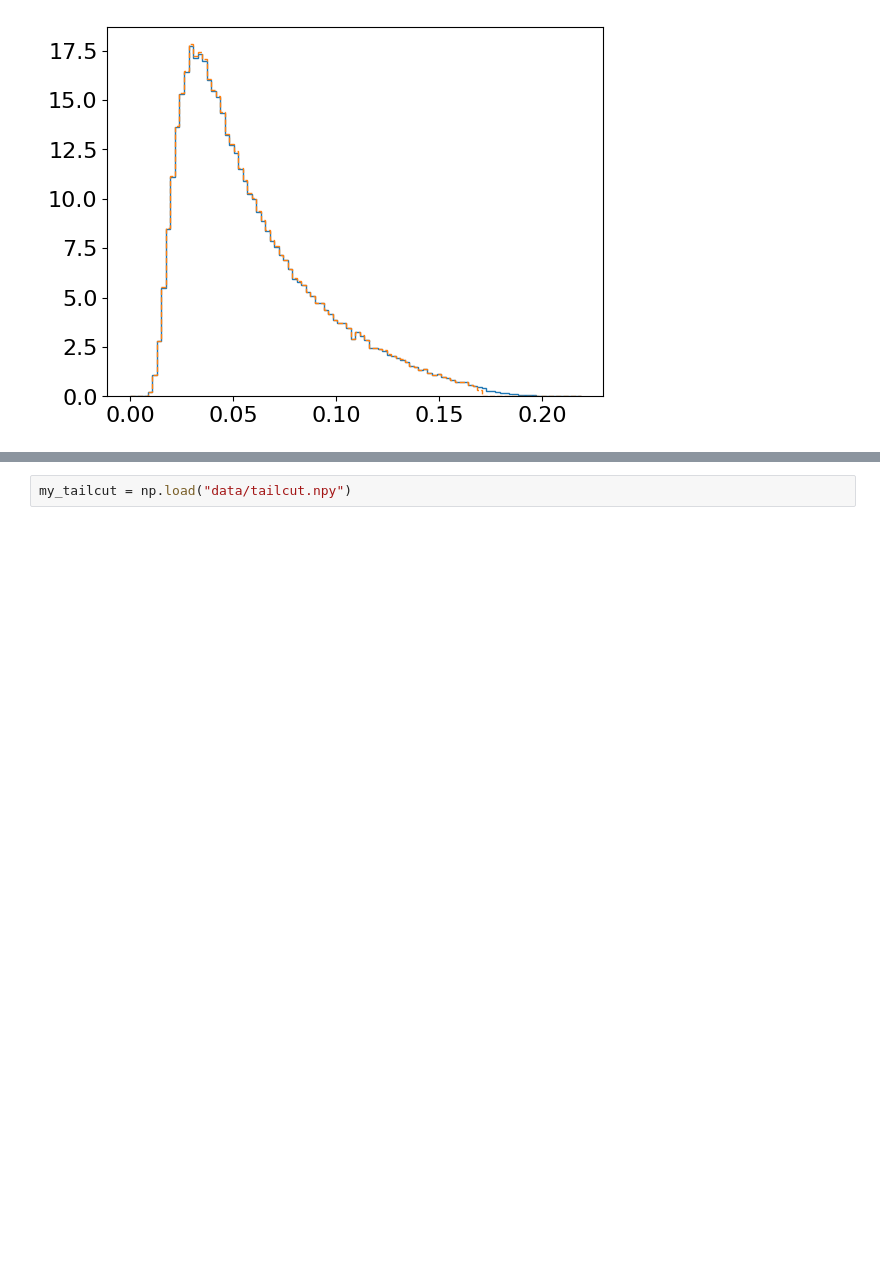
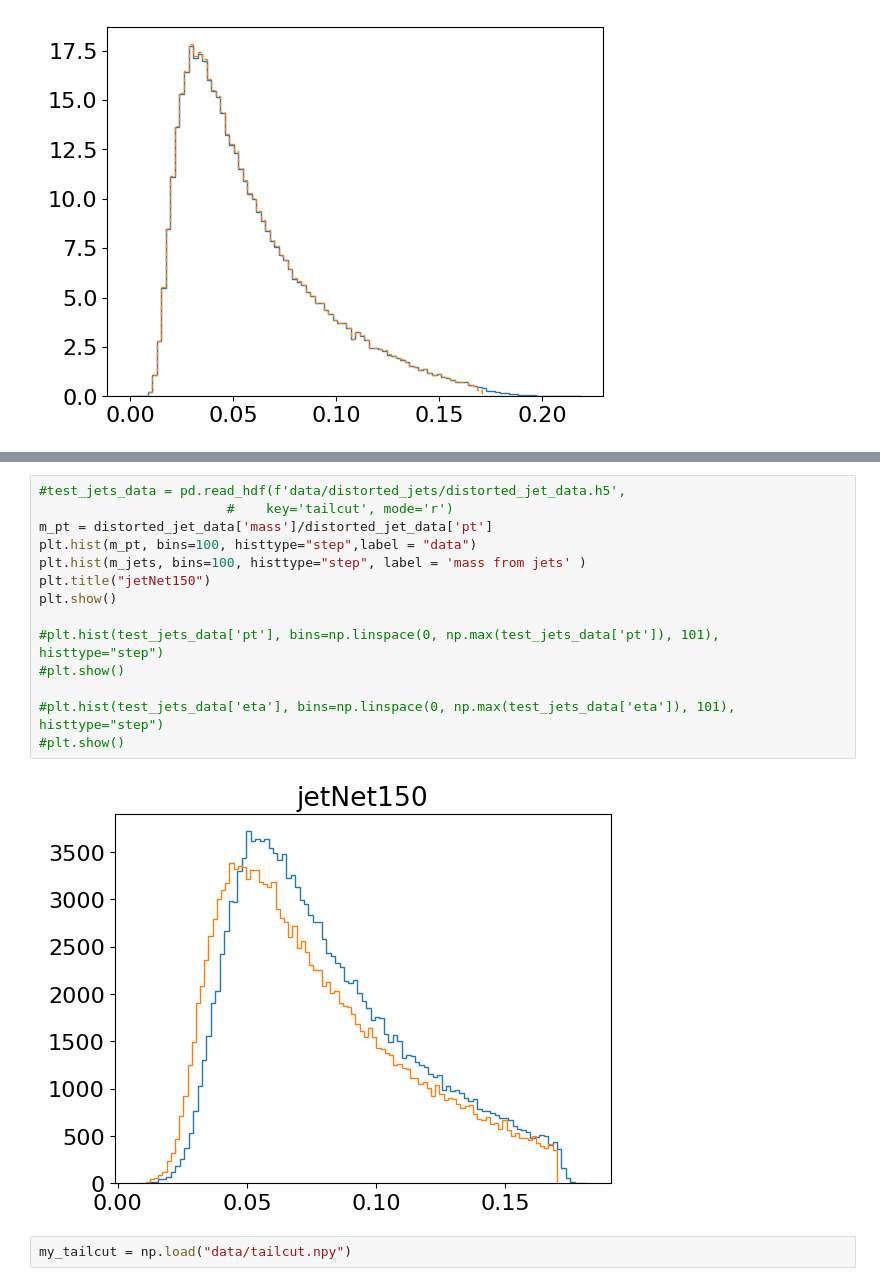
Before and after one commit to heidelberg-hepml/discriminator-metric, a Jupyter notebook: notebooks/jet_tests.ipynb, the cells around one changed output, grey strips where cells are left out. Drawn from its saved outputs; the diff is of its cells as text; blank space fills up the shorter version.

```diff
--- a/notebooks/jet_tests.ipynb
+++ b/notebooks/jet_tests.ipynb
@@ -180,3 +208,19 @@ tailcut
+# %%
+#test_jets_data = pd.read_hdf(f'data/distorted_jets/distorted_jet_data.h5',
+                        #    key='tailcut', mode='r')
+m_pt = distorted_jet_data['mass']/distorted_jet_data['pt']
+plt.hist(m_pt, bins=100, histtype="step",label = "data")
+plt.hist(m_jets, bins=100, histtype="step", label = 'mass from jets' )
+plt.title("jetNet150")
+plt.show()
+
+#plt.hist(test_jets_data['pt'], bins=np.linspace(0, np.max(test_jets_data['pt']), 101), histtype="step")
+#plt.show()
+
+#plt.hist(test_jets_data['eta'], bins=np.linspace(0, np.max(test_jets_data['eta']), 101), histtype="step")
+#plt.show()
+# %% [output]
+[figure, added]
 # %%
 my_tailcut = np.load("data/tailcut.npy")
 # %%
```
Also changed, not shown: parts of 17 cells of this notebook, 6 other files.
